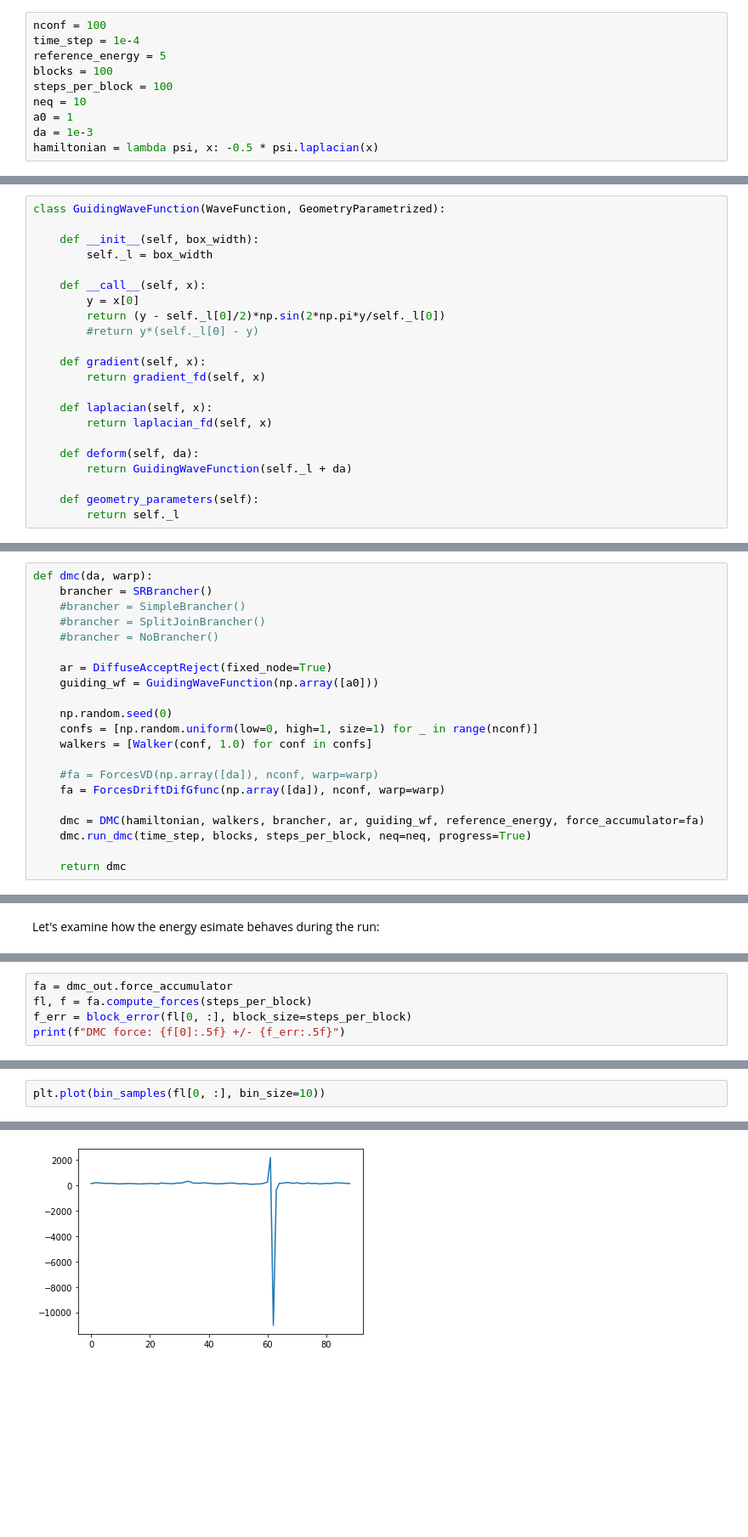
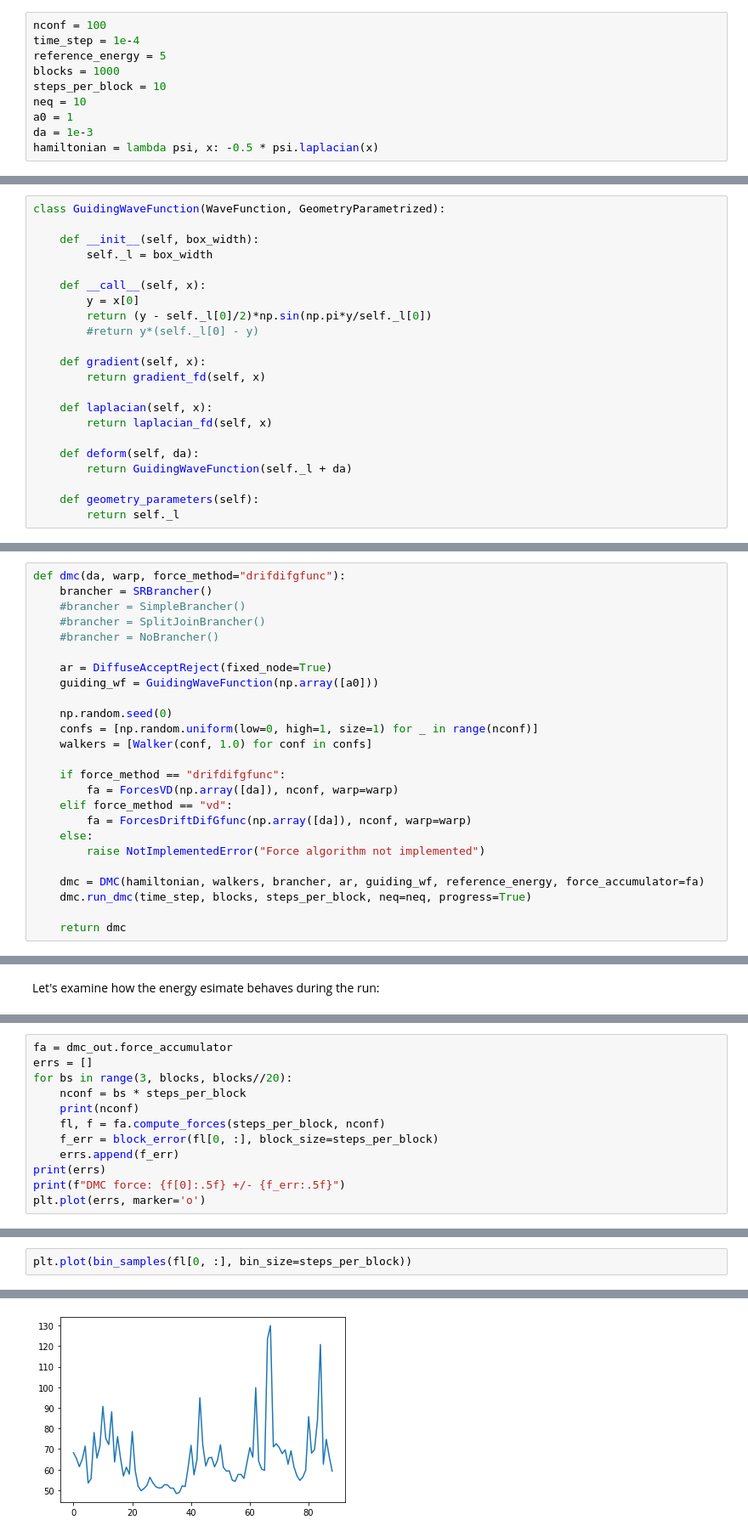
Before and after one commit to Jvanrhijn/pydmc, a Jupyter notebook: examples/pib_1d.ipynb, the cells around one changed output, grey strips where cells are left out. Shown at 85% size. Saved outputs shown, nothing was run; the diff lists cells and outputs as text; blank space fills up the shorter version.

```diff
--- a/examples/pib_1d.ipynb
+++ b/examples/pib_1d.ipynb
@@ -39,8 +39,8 @@ from pydmc import *
 nconf = 100
 time_step = 1e-4
 reference_energy = 5
-blocks = 100
-steps_per_block = 100
+blocks = 1000
+steps_per_block = 10
 neq = 10
 a0 = 1
 da = 1e-3
@@ -55,7 +55,7 @@ class GuidingWaveFunction(WaveFunction, GeometryParametrized):
 
     def __call__(self, x):
         y = x[0]
-        return (y - self._l[0]/2)*np.sin(2*np.pi*y/self._l[0])
+        return (y - self._l[0]/2)*np.sin(np.pi*y/self._l[0])
         #return y*(self._l[0] - y)
 
     def gradient(self, x):
@@ -86,7 +86,7 @@ walkers = [Walker(conf, 1.0) for conf in confs]
 # %% [markdown]
 And finally, initialize the DMC runner and perform diffusion Monte Carlo.
 # %%
-def dmc(da, warp):
+def dmc(da, warp, force_method="drifdifgfunc"):
     brancher = SRBrancher()
     #brancher = SimpleBrancher()
     #brancher = SplitJoinBrancher()
@@ -99,8 +99,12 @@ def dmc(da, warp):
     confs = [np.random.uniform(low=0, high=1, size=1) for _ in range(nconf)]
     walkers = [Walker(conf, 1.0) for conf in confs]
 
-    #fa = ForcesVD(np.array([da]), nconf, warp=warp)
-    fa = ForcesDriftDifGfunc(np.array([da]), nconf, warp=warp)
+    if force_method == "drifdifgfunc":
+        fa = ForcesVD(np.array([da]), nconf, warp=warp)
+    elif force_method == "vd":
+        fa = ForcesDriftDifGfunc(np.array([da]), nconf, warp=warp)
+    else:
+        raise NotImplementedError("Force algorithm not implemented")
 
     dmc = DMC(hamiltonian, walkers, brancher, ar, guiding_wf, reference_energy, force_accumulator=fa)
     dmc.run_dmc(time_step, blocks, steps_per_block, neq=neq, progress=True)
@@ -139,6 +143,13 @@ plt.grid()
 # %%
 fa = dmc_out.force_accumulator
-fl, f = fa.compute_forces(steps_per_block)
-f_err = block_error(fl[0, :], block_size=steps_per_block)
+errs = []
+for bs in range(3, blocks, blocks//20):
+    nconf = bs * steps_per_block
+    print(nconf)
+    fl, f = fa.compute_forces(steps_per_block, nconf)
+    f_err = block_error(fl[0, :], block_size=steps_per_block)
+    errs.append(f_err)
+print(errs)
 print(f"DMC force: {f[0]:.5f} +/- {f_err:.5f}")
+plt.plot(errs, marker='o')
 # %% [output]
@@ -146,8 +175,8 @@ DMC force: 69.31484 +/- 127.53319
 # %%
-plt.plot(bin_samples(fl[0, :], bin_size=10))
+plt.plot(bin_samples(fl[0, :], bin_size=steps_per_block))
 # %% [output]
 [<matplotlib.lines.Line2D at 0x...>]
-[figure, old version]
+[figure, new version]
 # %%
 time_steps = np.linspace(1e-3, 1e-2, 5)
 energies = []
```
Also changed, not shown: parts of 3 cells of this notebook, 3 other files.
